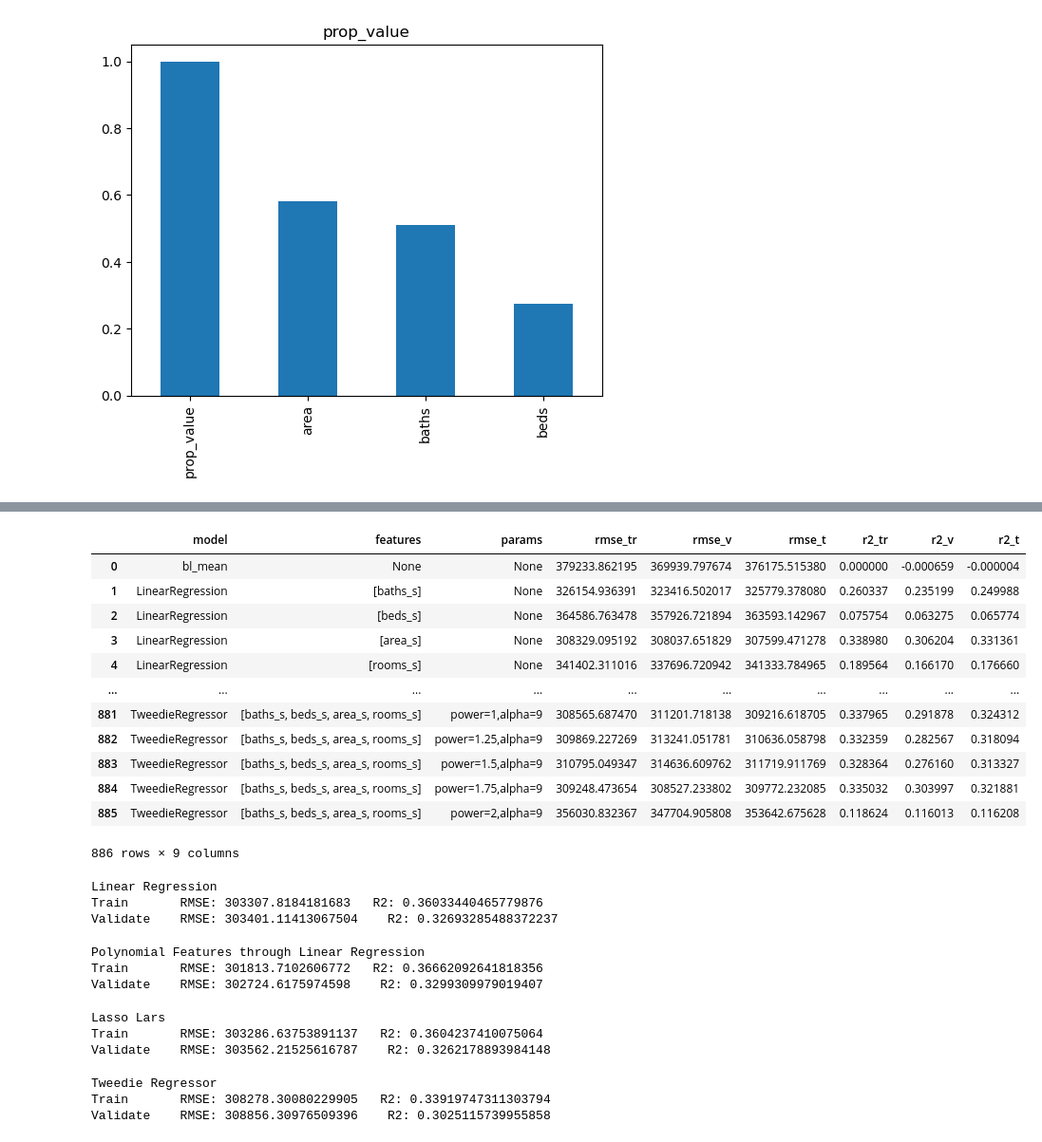
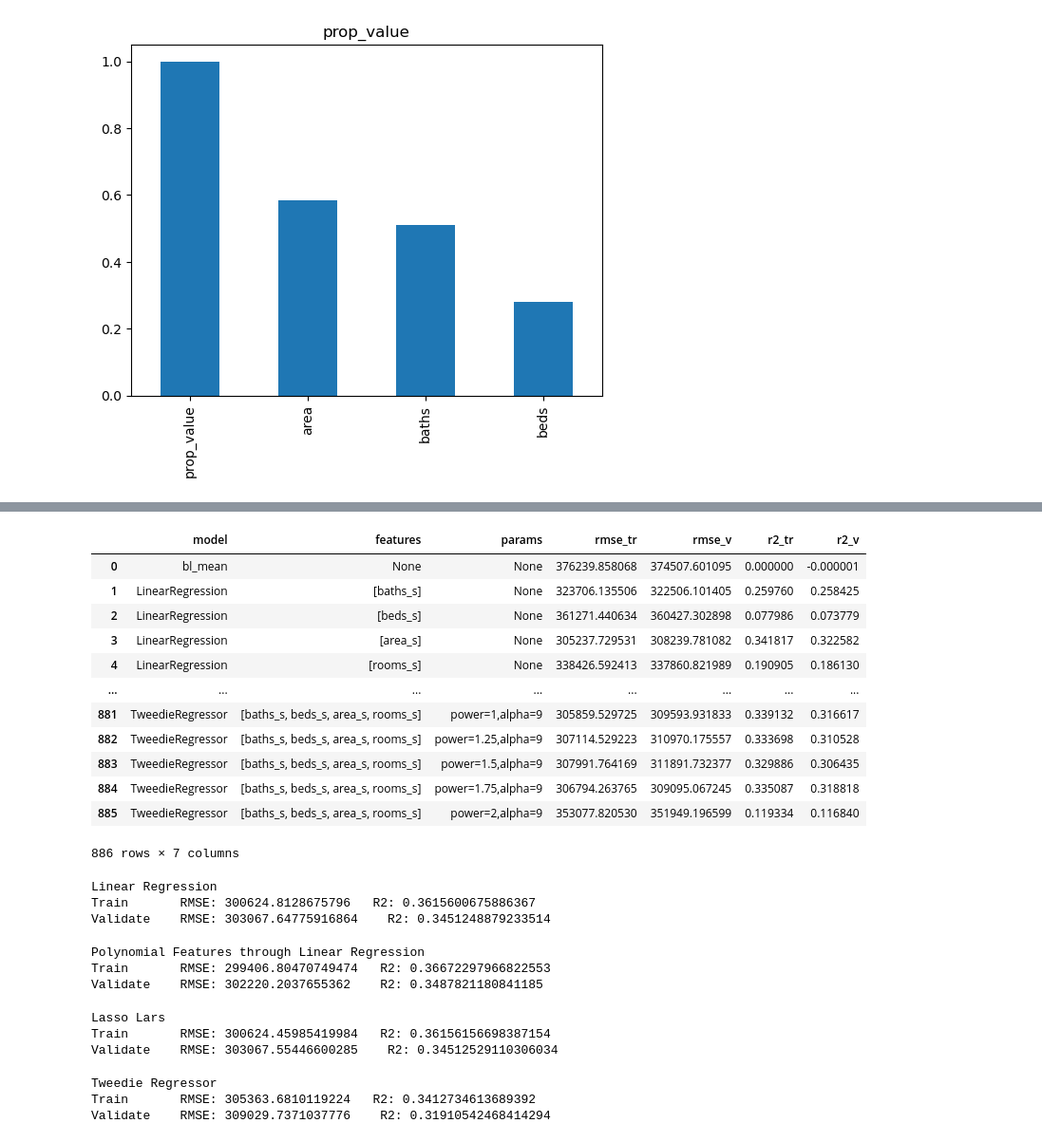
Before and after one commit to tkephart96/project_zillow, a Jupyter notebook: zillow_a.ipynb, the cells around one changed output, grey strips where cells are left out. Shown at 95% size. Cells and saved outputs as stored; diff of their text form; code cells hidden in the pictures.

```diff
--- a/zillow_a.ipynb
+++ b/zillow_a.ipynb
@@ -434,22 +431,22 @@ def reg_mods(Xtr,ytr,Xv,yv,features=None,alpha=1,degree=2,power=2):
             metrics.append(output)
     return pd.DataFrame(metrics)
 # %%
-metrics = reg_mods(Xs_train,y_train,Xs_val,y_val,Xs_test,y_test,features=None,alpha=[1,2,3,4,5,6,7,8,9],degree=[2,3,4,5],power=[1,1.25,1.5,1.75,2])
+metrics = reg_mods(Xs_train,y_train,Xs_val,y_val,alpha=[1,2,3,4,5,6,7,8,9],degree=[2,3,4,5],power=[1,1.25,1.5,1.75,2])
 metrics
 # %% [output]
-|  | model | features | params | rmse_tr | rmse_v | rmse_t | r2_tr | r2_v | r2_t |
-| 0 | bl_mean | None | None | 379233.862195 | 369939.797674 | 376175.515380 | 0.000000 | -0.000659 | -0.000004 |
-| 1 | LinearRegression | [baths_s] | None | 326154.936391 | 323416.502017 | 325779.378080 | 0.260337 | 0.235199 | 0.249988 |
-| 2 | LinearRegression | [beds_s] | None | 364586.763478 | 357926.721894 | 363593.142967 | 0.075754 | 0.063275 | 0.065774 |
-| 3 | LinearRegression | [area_s] | None | 308329.095192 | 308037.651829 | 307599.471278 | 0.338980 | 0.306204 | 0.331361 |
-| 4 | LinearRegression | [rooms_s] | None | 341402.311016 | 337696.720942 | 341333.784965 | 0.189564 | 0.166170 | 0.176660 |
-| ... | ... | ... | ... | ... | ... | ... | ... | ... | ... |
-| 881 | TweedieRegressor | [baths_s, beds_s, area_s, rooms_s] | power=1,alpha=9 | 308565.687470 | 311201.718138 | 309216.618705 | 0.337965 | 0.291878 | 0.324312 |
-| 882 | TweedieRegressor | [baths_s, beds_s, area_s, rooms_s] | power=1.25,alpha=9 | 309869.227269 | 313241.051781 | 310636.058798 | 0.332359 | 0.282567 | 0.318094 |
-| 883 | TweedieRegressor | [baths_s, beds_s, area_s, rooms_s] | power=1.5,alpha=9 | 310795.049347 | 314636.609762 | 311719.911769 | 0.328364 | 0.276160 | 0.313327 |
-| 884 | TweedieRegressor | [baths_s, beds_s, area_s, rooms_s] | power=1.75,alpha=9 | 309248.473654 | 308527.233802 | 309772.232085 | 0.335032 | 0.303997 | 0.321881 |
-| 885 | TweedieRegressor | [baths_s, beds_s, area_s, rooms_s] | power=2,alpha=9 | 356030.832367 | 347704.905808 | 353642.675628 | 0.118624 | 0.116013 | 0.116208 |
+|  | model | features | params | rmse_tr | rmse_v | r2_tr | r2_v |
+| 0 | bl_mean | None | None | 376239.858068 | 374507.601095 | 0.000000 | -0.000001 |
+| 1 | LinearRegression | [baths_s] | None | 323706.135506 | 322506.101405 | 0.259760 | 0.258425 |
+| 2 | LinearRegression | [beds_s] | None | 361271.440634 | 360427.302898 | 0.077986 | 0.073779 |
+| 3 | LinearRegression | [area_s] | None | 305237.729531 | 308239.781082 | 0.341817 | 0.322582 |
+| 4 | LinearRegression | [rooms_s] | None | 338426.592413 | 337860.821989 | 0.190905 | 0.186130 |
+| ... | ... | ... | ... | ... | ... | ... | ... |
+| 881 | TweedieRegressor | [baths_s, beds_s, area_s, rooms_s] | power=1,alpha=9 | 305859.529725 | 309593.931833 | 0.339132 | 0.316617 |
+| 882 | TweedieRegressor | [baths_s, beds_s, area_s, rooms_s] | power=1.25,alpha=9 | 307114.529223 | 310970.175557 | 0.333698 | 0.310528 |
+| 883 | TweedieRegressor | [baths_s, beds_s, area_s, rooms_s] | power=1.5,alpha=9 | 307991.764169 | 311891.732377 | 0.329886 | 0.306435 |
+| 884 | TweedieRegressor | [baths_s, beds_s, area_s, rooms_s] | power=1.75,alpha=9 | 306794.263765 | 309095.067245 | 0.335087 | 0.318818 |
+| 885 | TweedieRegressor | [baths_s, beds_s, area_s, rooms_s] | power=2,alpha=9 | 353077.820530 | 351949.196599 | 0.119334 | 0.116840 |
-886 rows × 9 columns
+886 rows × 7 columns
 # %%
 # poly best f=['baths_s', 'beds_s', 'area_s'], degree=2
 # lin reg f=['baths_s', 'beds_s', 'area_s', 'rooms_s']
@@ -520,29 +517,29 @@ def train_val_model(model,X_train,y_train,X_val,y_val):
     else:
         print('Please include model argument: lr, poly, lasso, tweedie')
 # %%
-train_val_model('lr',Xs_train,y_train,Xs_val,y_val)
+mvp_model('lr',Xs_train,y_train,Xs_val,y_val)
 # %% [output]
 Linear Regression
-Train       RMSE: 303307.8184181683   R2: 0.36033440465779876
-Validate    RMSE: 303401.11413067504    R2: 0.32693285488372237
+Train       RMSE: 300624.8128675796   R2: 0.3615600675886367
+Validate    RMSE: 303067.64775916864    R2: 0.3451248879233514
 # %%
-train_val_model('poly',Xs_train,y_train,Xs_val,y_val)
+mvp_model('poly',Xs_train,y_train,Xs_val,y_val)
 # %% [output]
 Polynomial Features through Linear Regression
-Train       RMSE: 301813.7102606772   R2: 0.36662092641818356
-Validate    RMSE: 302724.6175974598    R2: 0.3299309979019407
+Train       RMSE: 299406.80470749474   R2: 0.36672297966822553
+Validate    RMSE: 302220.2037655362    R2: 0.3487821180841185
 # %%
-train_val_model('lasso',Xs_train,y_train,Xs_val,y_val)
+mvp_model('lasso',Xs_train,y_train,Xs_val,y_val)
 # %% [output]
 Lasso Lars
-Train       RMSE: 303286.63753891137   R2: 0.3604237410075064
-Validate    RMSE: 303562.21525616787    R2: 0.3262178893984148
+Train       RMSE: 300624.45985419984   R2: 0.36156156698387154
+Validate    RMSE: 303067.55446600285    R2: 0.34512529110306034
 # %%
-train_val_model('tweedie',Xs_train,y_train,Xs_val,y_val)
+mvp_model('tweedie',Xs_train,y_train,Xs_val,y_val)
 # %% [output]
 Tweedie Regressor
-Train       RMSE: 308278.30080229905   R2: 0.33919747311303794
-Validate    RMSE: 308856.30976509396    R2: 0.3025115739955858
+Train       RMSE: 305363.6810119224   R2: 0.3412734613689392
+Validate    RMSE: 309029.7371037776    R2: 0.31910542468414294
 # %%
 def test_model(X_train,y_train,X_test,y_test):
     # features
```
Also changed, not shown: parts of 28 cells of this notebook, 3 other files.
